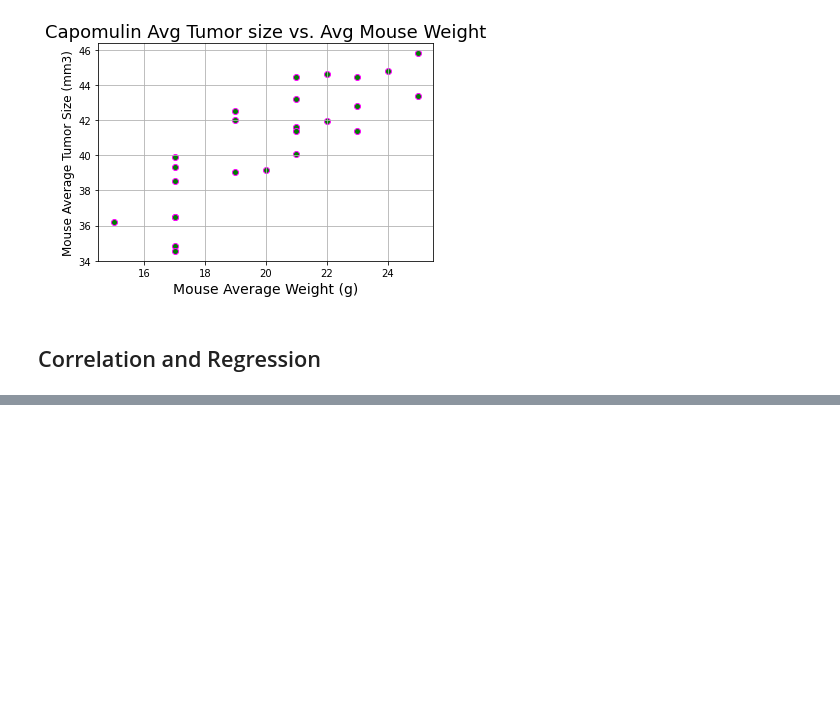
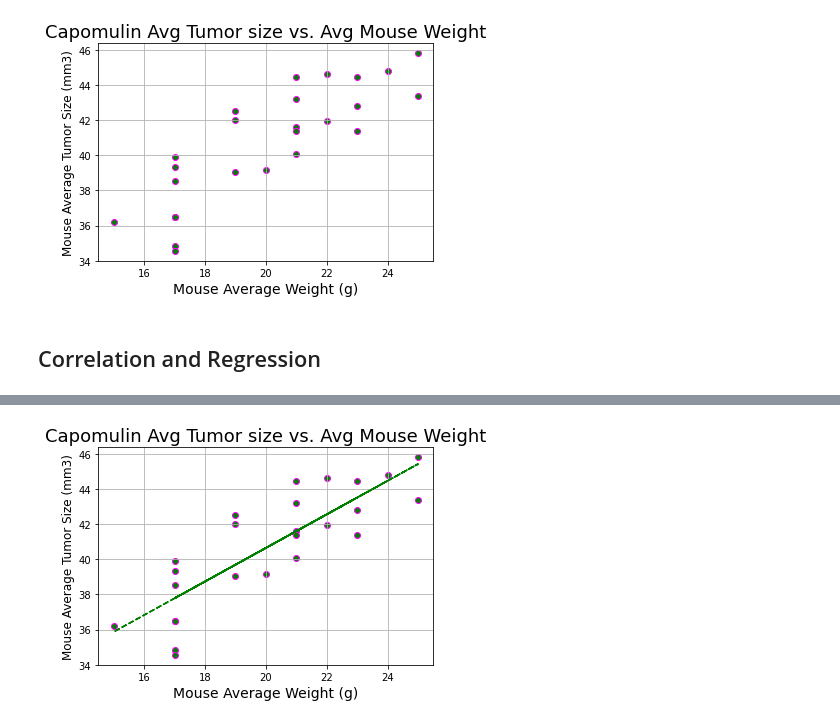
Before and after one commit to Travbz/matplotlib-challenge, a Jupyter notebook: Pymaceuticals/pymaceuticals_starter.ipynb, the cells around one changed output, grey strips where cells are left out. Drawn from its saved outputs; the diff is of its cells as text; code cells hidden in the pictures; blank space fills up the shorter version.

```diff
--- a/Pymaceuticals/pymaceuticals_starter.ipynb
+++ b/Pymaceuticals/pymaceuticals_starter.ipynb
@@ -475,0 +475,4 @@ TypeError: No loop matching the specified signature and casting was found for uf
+# %%
+#linear Regression calcualtions using scipy.stats.linregress
+capo_slope, capo_int, capo_r, capo_p, capo_std_err = st.linregress(x_scatter, y_scatter)
+capo_slope, capo_int, capo_r, capo_p, capo_std_err
@@ -475,0 +485,6 @@ TypeError: No loop matching the specified signature and casting was found for uf
+# %%
+#slope intercept
+#y=mx+b
+capo_mouse_y = capo_slope * x_scatter + capo_int
+
+capo_mouse_y
@@ -475,0 +509,9 @@ TypeError: No loop matching the specified signature and casting was found for uf
+# %%
+plt.scatter(x_scatter, y_scatter, marker='o', c=color_a, edgecolors='fuchsia')
+plt.plot(x_scatter, capo_mouse_y, "--", color='green')
+plt.title('Capomulin Avg Tumor size vs. Avg Mouse Weight', fontsize=18)
+plt.xlabel('Mouse Average Weight (g)', fontsize=14)
+plt.ylabel('Mouse Average Tumor Size (mm3)', fontsize=12)
+plt.grid(True)
+# %% [output]
+[figure, added]
```
Also changed, not shown: parts of 4 cells of this notebook.
